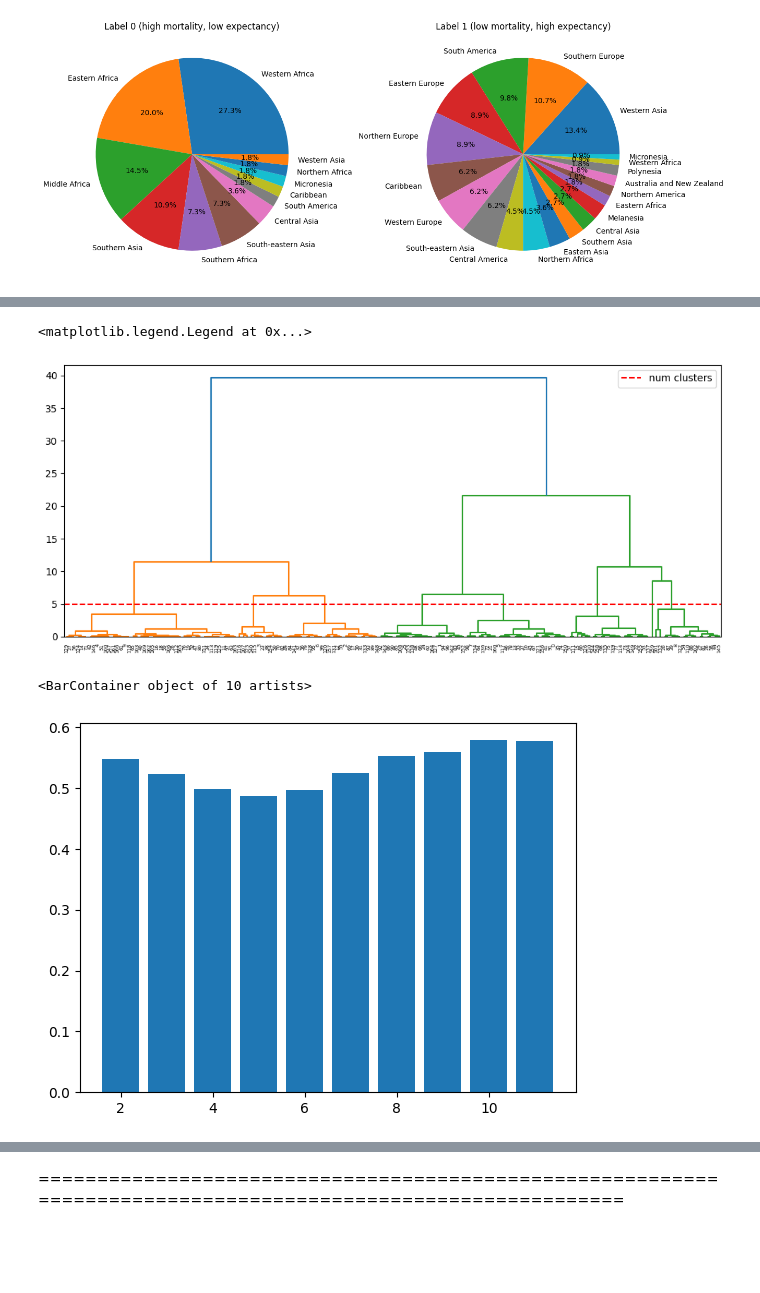
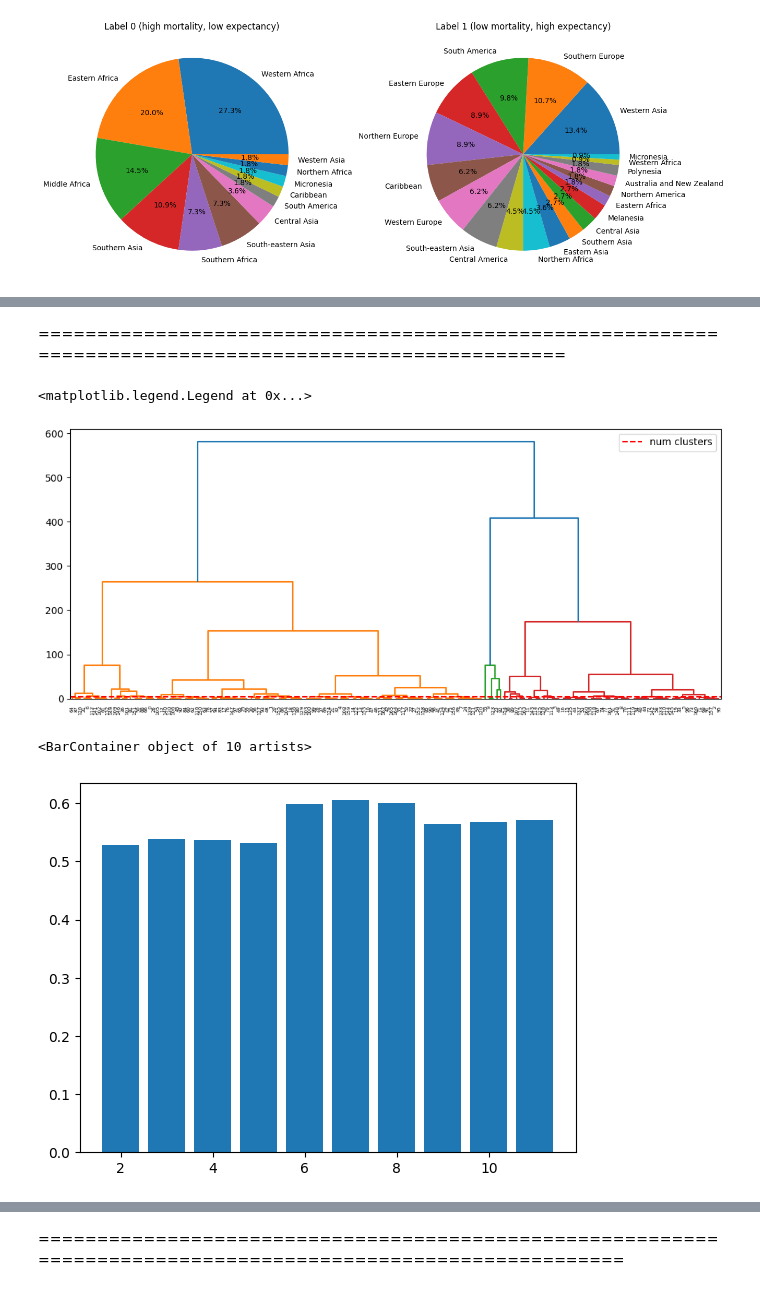
Before and after one commit to GRetriever/Data-Analysis-Project, a Jupyter notebook: Countries/Countries.ipynb, the cells around one changed output, grey strips where cells are left out. Cells and saved outputs as stored; diff of their text form; code cells hidden in the pictures; blank space fills up the shorter version.

```diff
--- a/Countries/Countries.ipynb
+++ b/Countries/Countries.ipynb
@@ -487,0 +419,2 @@ Text(0.5, 1.0, 'Trade by Label')
+# %% [markdown]
+=======================================================================================================
@@ -488,13 +423,13 @@ Text(0.5, 1.0, 'Trade by Label')
 # %%
-x = df[['health']]
+x = df[['trade']]
 
 plt.figure(figsize=(12,5))
 _=hc.dendrogram(hc.linkage(x,method='ward'))
 plt.axhline(5,color='red',linestyle='--',label='num clusters')
 plt.legend()
 # %% [output]
 <matplotlib.legend.Legend at 0x...>
-[figure, old version]
+[figure, new version]
 # %%
 silhouette_scores = []
 for i in tqdm(range(2,12)):
@@ -505,5 +440,5 @@ for i in tqdm(range(2,12)):
 plt.bar(range(2,12),silhouette_scores)
 # %% [output]
 <BarContainer object of 10 artists>
-[figure, old version]
+[figure, new version]
 # %%
```
Also changed, not shown: parts of 28 cells of this notebook.
